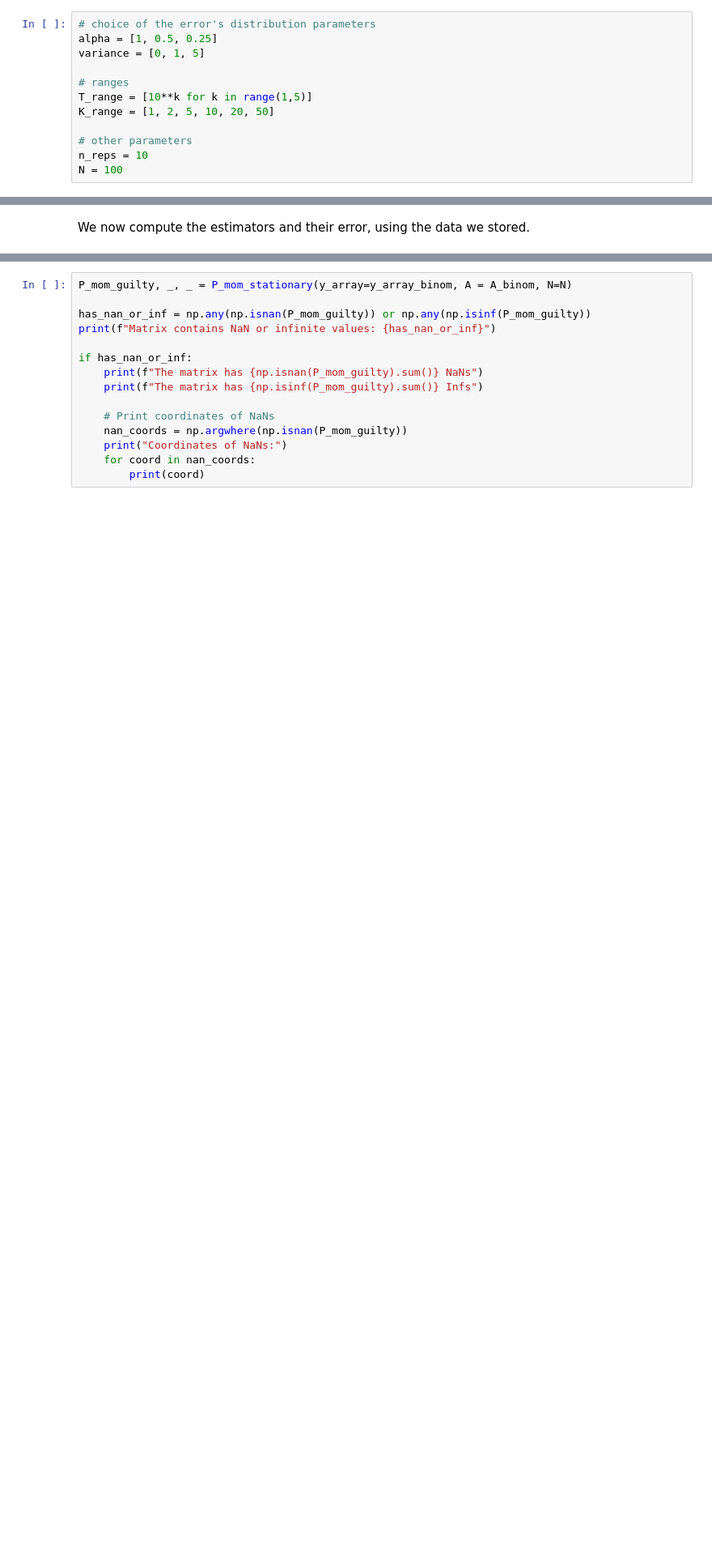
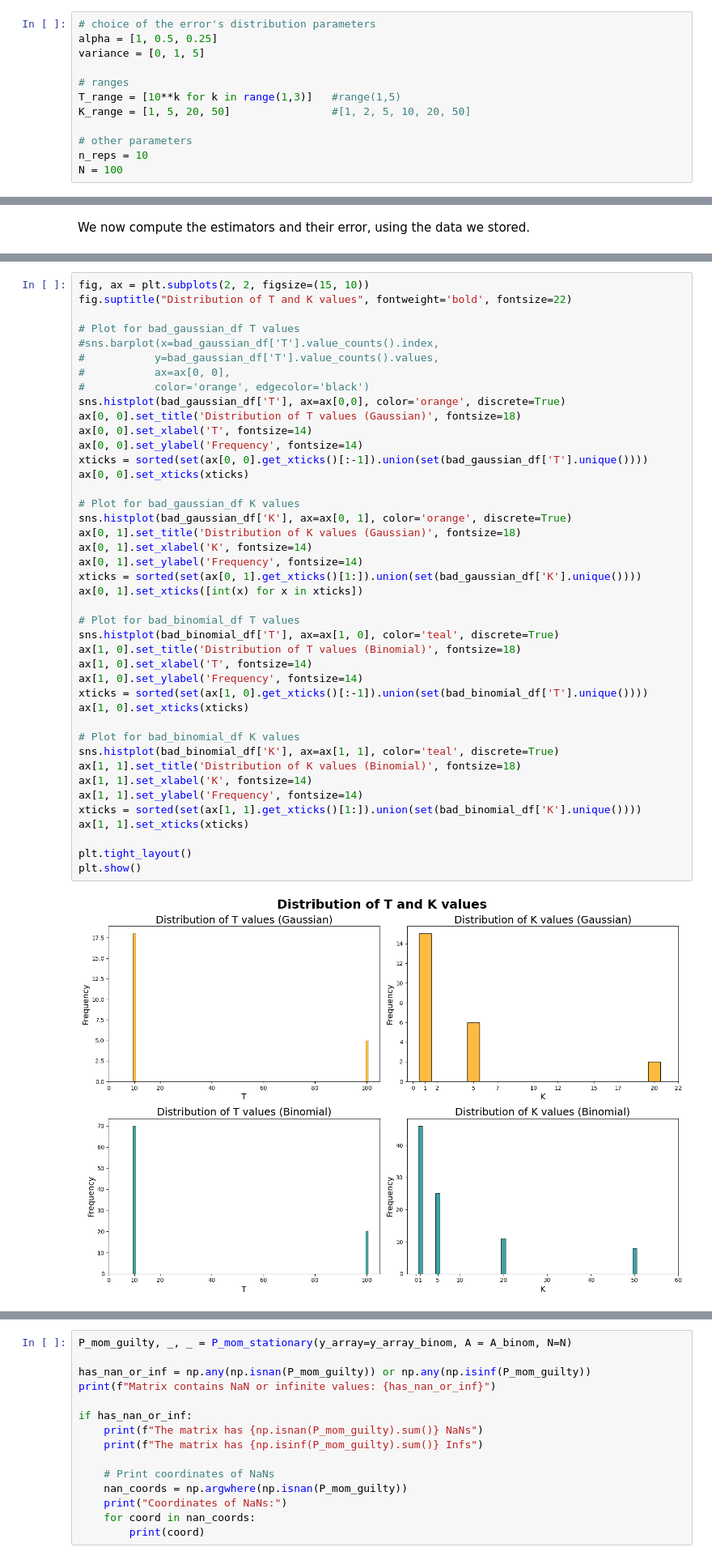
Before and after one commit to M4rinz/MNCM-project, a Jupyter notebook: Codice/MNCM_notebook_stationary.ipynb, the cells around one changed output, grey strips where cells are left out. Shown at 81% size. Drawn from its saved outputs; the diff is of its cells as text; blank space fills up the shorter version.

```diff
--- a/Codice/MNCM_notebook_stationary.ipynb
+++ b/Codice/MNCM_notebook_stationary.ipynb
@@ -137,8 +140,8 @@ alpha = [1, 0.5, 0.25]
 variance = [0, 1, 5]
 
 # ranges
-T_range = [10**k for k in range(1,5)]
-K_range = [1, 2, 5, 10, 20, 50]
+T_range = [10**k for k in range(1,3)]	#range(1,5)
+K_range = [1, 5, 20, 50]				#[1, 2, 5, 10, 20, 50]
 
 # other parameters
 n_reps = 10
@@ -380,0 +372,44 @@ As of now, there is a problem with the `NaN`s, and I don't think we'll ever get
+# %%
+fig, ax = plt.subplots(2, 2, figsize=(15, 10))
+fig.suptitle("Distribution of T and K values", fontweight='bold', fontsize=22)
+
+# Plot for bad_gaussian_df T values
+#sns.barplot(x=bad_gaussian_df['T'].value_counts().index,
+#			y=bad_gaussian_df['T'].value_counts().values,
+#			ax=ax[0, 0],
+#			color='orange', edgecolor='black')
+sns.histplot(bad_gaussian_df['T'], ax=ax[0,0], color='orange', discrete=True)
+ax[0, 0].set_title('Distribution of T values (Gaussian)', fontsize=18)
+ax[0, 0].set_xlabel('T', fontsize=14)
+ax[0, 0].set_ylabel('Frequency', fontsize=14)
+xticks = sorted(set(ax[0, 0].get_xticks()[:-1]).union(set(bad_gaussian_df['T'].unique())))
+ax[0, 0].set_xticks(xticks)
+
+# Plot for bad_gaussian_df K values
+sns.histplot(bad_gaussian_df['K'], ax=ax[0, 1], color='orange', discrete=True)
+ax[0, 1].set_title('Distribution of K values (Gaussian)', fontsize=18)
+ax[0, 1].set_xlabel('K', fontsize=14)
+ax[0, 1].set_ylabel('Frequency', fontsize=14)
+xticks = sorted(set(ax[0, 1].get_xticks()[1:]).union(set(bad_gaussian_df['K'].unique())))
+ax[0, 1].set_xticks([int(x) for x in xticks])
+
+# Plot for bad_binomial_df T values
+sns.histplot(bad_binomial_df['T'], ax=ax[1, 0], color='teal', discrete=True)
+ax[1, 0].set_title('Distribution of T values (Binomial)', fontsize=18)
+ax[1, 0].set_xlabel('T', fontsize=14)
+ax[1, 0].set_ylabel('Frequency', fontsize=14)
+xticks = sorted(set(ax[1, 0].get_xticks()[:-1]).union(set(bad_binomial_df['T'].unique())))
+ax[1, 0].set_xticks(xticks)
+
+# Plot for bad_binomial_df K values
+sns.histplot(bad_binomial_df['K'], ax=ax[1, 1], color='teal', discrete=True)
+ax[1, 1].set_title('Distribution of K values (Binomial)', fontsize=18)
+ax[1, 1].set_xlabel('K', fontsize=14)
+ax[1, 1].set_ylabel('Frequency', fontsize=14)
+xticks = sorted(set(ax[1, 1].get_xticks()[1:]).union(set(bad_binomial_df['K'].unique())))
+ax[1, 1].set_xticks(xticks)
+
+plt.tight_layout()
+plt.show()
+# %% [output]
+[figure, added]
```
Also changed, not shown: parts of 30 cells of this notebook, 3 other files.
